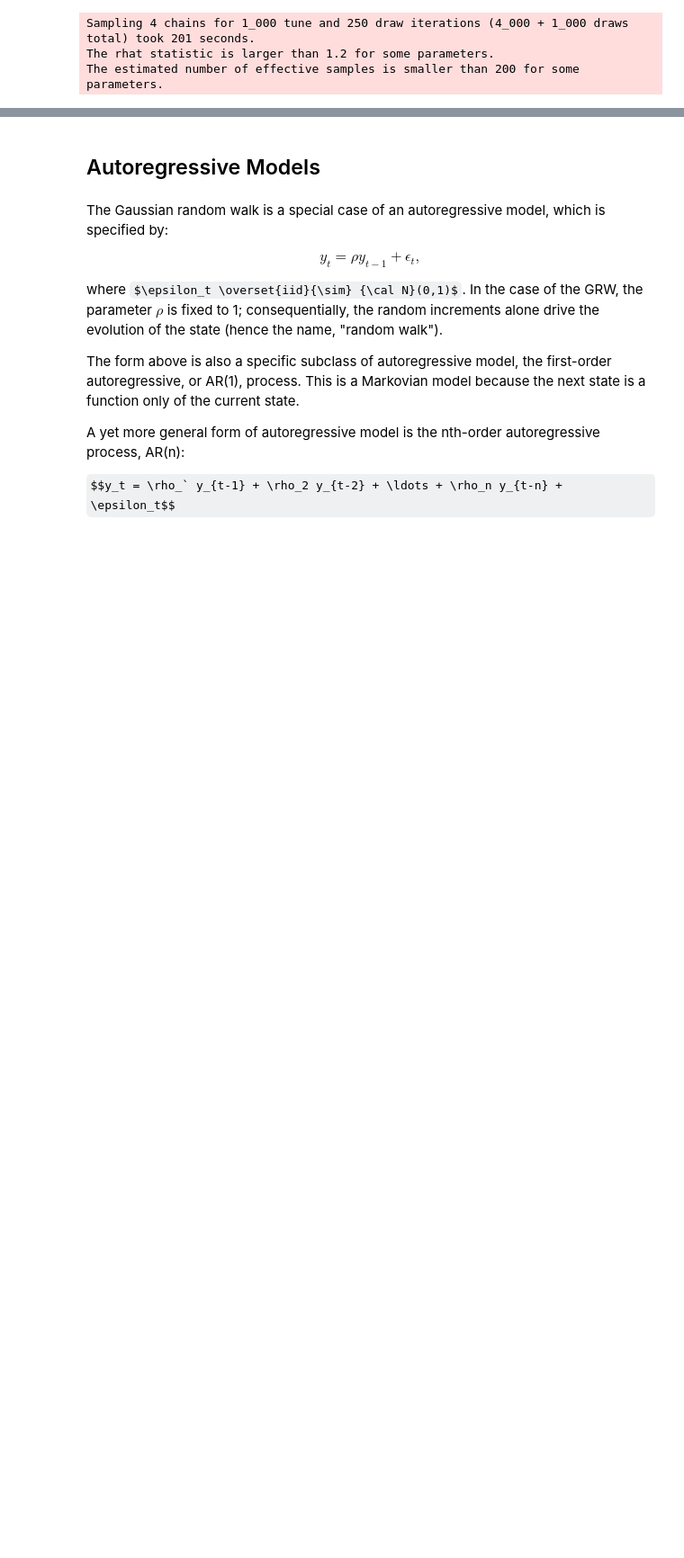
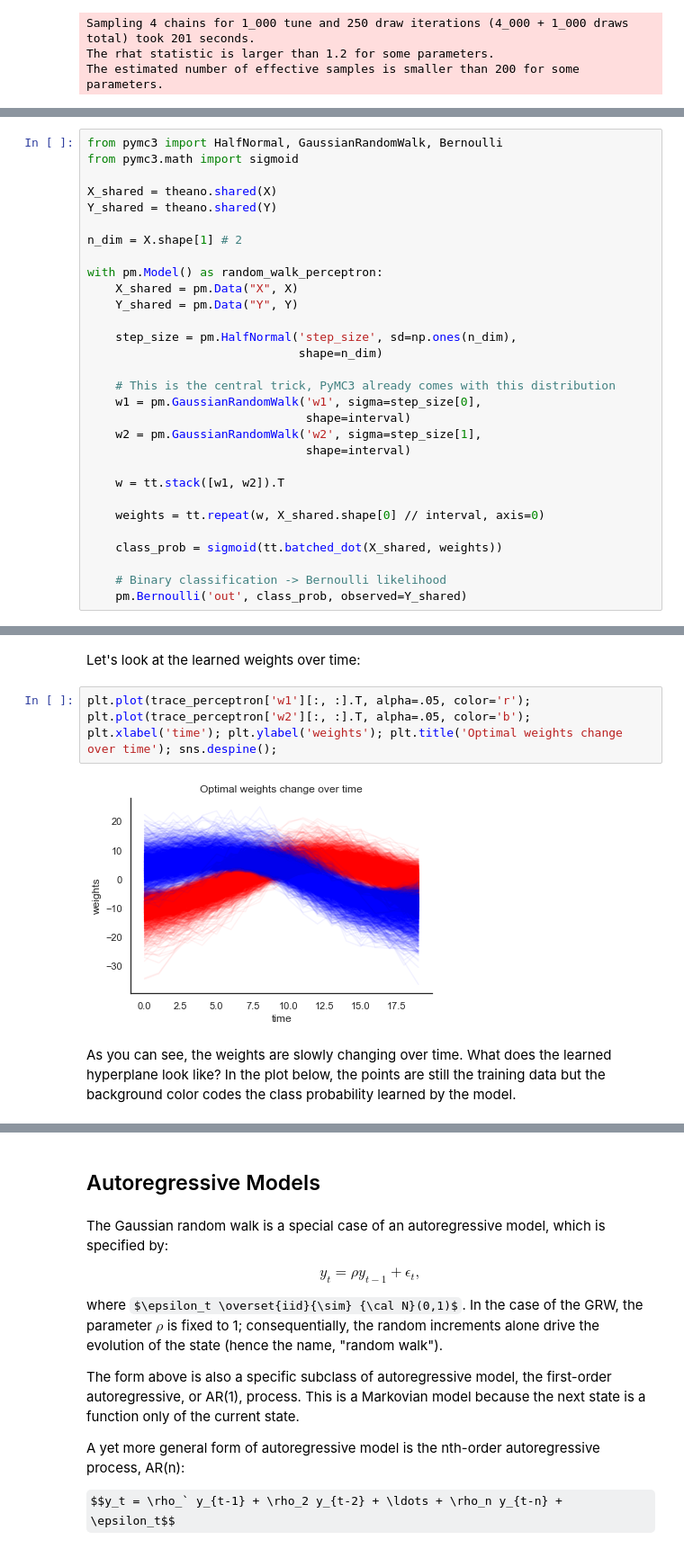
Before and after one commit to fonnesbeck/Bayes_Computing_Course, a Jupyter notebook: notebooks/Section6_1-Bayesian_Time_Series.ipynb, the cells around one changed output, grey strips where cells are left out. Shown at 90% size. Drawn from its saved outputs; the diff is of its cells as text; some formulas as TeX source; blank space fills up the shorter version.

```diff
--- a/notebooks/Section6_1-Bayesian_Time_Series.ipynb
+++ b/notebooks/Section6_1-Bayesian_Time_Series.ipynb
@@ -300,0 +389,30 @@ ax.set(title='Estimated volatility over time', xlabel='Date', ylabel='Volatility
+# %%
+from pymc3 import HalfNormal, GaussianRandomWalk, Bernoulli
+from pymc3.math import sigmoid
+
+X_shared = theano.shared(X)
+Y_shared = theano.shared(Y)
+
+n_dim = X.shape[1] # 2
+
+with pm.Model() as random_walk_perceptron:
+    X_shared = pm.Data("X", X)
+    Y_shared = pm.Data("Y", Y)
+
+    step_size = pm.HalfNormal('step_size', sd=np.ones(n_dim),
+                              shape=n_dim)
+
+    # This is the central trick, PyMC3 already comes with this distribution
+    w1 = pm.GaussianRandomWalk('w1', sigma=step_size[0],
+                               shape=interval)
+    w2 = pm.GaussianRandomWalk('w2', sigma=step_size[1],
+                               shape=interval)
+
+    w = tt.stack([w1, w2]).T
+
+    weights = tt.repeat(w, X_shared.shape[0] // interval, axis=0)
+
+    class_prob = sigmoid(tt.batched_dot(X_shared, weights))
+
+    # Binary classification -> Bernoulli likelihood
+    pm.Bernoulli('out', class_prob, observed=Y_shared)
@@ -300,0 +436,10 @@ ax.set(title='Estimated volatility over time', xlabel='Date', ylabel='Volatility
+# %% [markdown]
+Let's look at the learned weights over time:
+# %%
+plt.plot(trace_perceptron['w1'][:, :].T, alpha=.05, color='r');
+plt.plot(trace_perceptron['w2'][:, :].T, alpha=.05, color='b');
+plt.xlabel('time'); plt.ylabel('weights'); plt.title('Optimal weights change over time'); sns.despine();
+# %% [output]
+[figure, added]
+# %% [markdown]
+As you can see, the weights are slowly changing over time. What does the learned hyperplane look like? In the plot below, the points are still the training data but the background color codes the class probability learned by the model.
```
Also changed, not shown: parts of 39 cells of this notebook, 4 other files.
